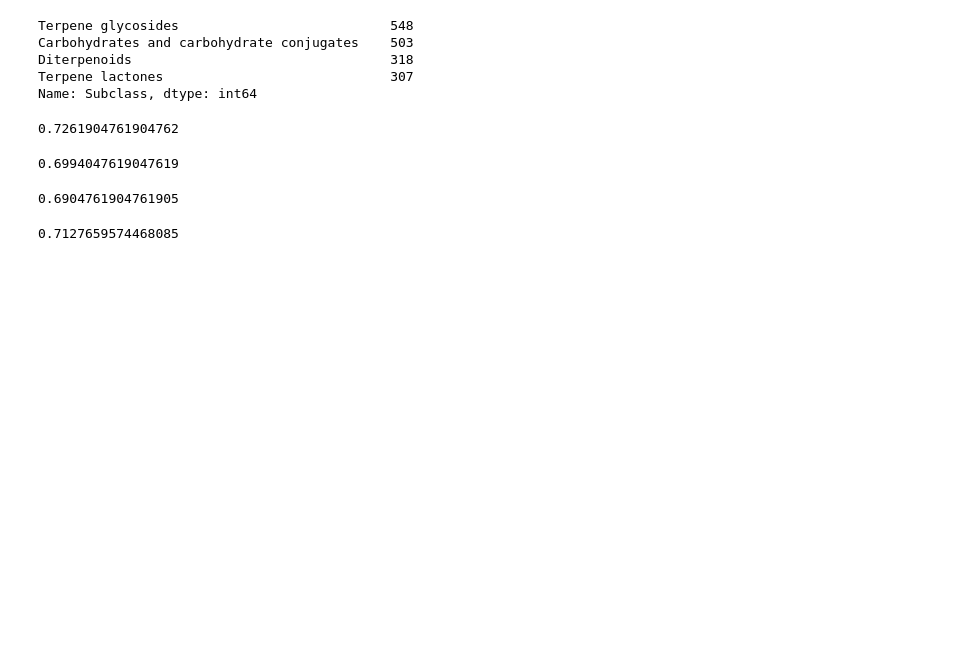
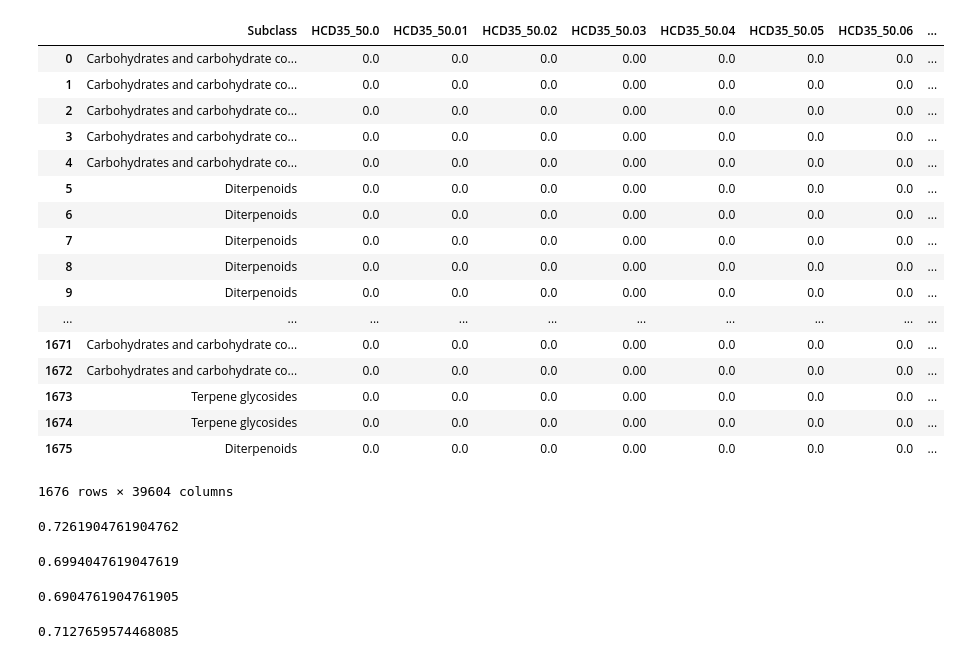
Before and after one commit to tobigithub/ms2class-1, a Jupyter notebook: ipynb/5_Random Forest.ipynb, the cells around one changed output. Saved outputs shown, nothing was run; the diff lists cells and outputs as text; code cells hidden in the pictures; blank space fills up the shorter version.

```diff
--- a/ipynb/5_Random Forest.ipynb
+++ b/ipynb/5_Random Forest.ipynb
@@ -19,13 +19,26 @@ from sklearn import preprocessing
 with open('../data/HCD35_pos.pickle', mode='rb') as fp:
     df = pickle.load(fp)
 # %%
-df.Subclass.value_counts()
+df
 # %% [output]
+|  | Subclass | HCD35_50.0 | HCD35_50.01 | HCD35_50.02 | HCD35_50.03 | HCD35_50.04 | HCD35_50.05 | HCD35_50.06 | ... |
+| 0 | Carbohydrates and carbohydrate co... | 0.0 | 0.0 | 0.0 | 0.00 | 0.0 | 0.0 | 0.0 | ... |
+| 1 | Carbohydrates and carbohydrate co... | 0.0 | 0.0 | 0.0 | 0.00 | 0.0 | 0.0 | 0.0 | ... |
+| 2 | Carbohydrates and carbohydrate co... | 0.0 | 0.0 | 0.0 | 0.00 | 0.0 | 0.0 | 0.0 | ... |
+| 3 | Carbohydrates and carbohydrate co... | 0.0 | 0.0 | 0.0 | 0.00 | 0.0 | 0.0 | 0.0 | ... |
+| 4 | Carbohydrates and carbohydrate co... | 0.0 | 0.0 | 0.0 | 0.00 | 0.0 | 0.0 | 0.0 | ... |
+| 5 | Diterpenoids | 0.0 | 0.0 | 0.0 | 0.00 | 0.0 | 0.0 | 0.0 | ... |
+| 6 | Diterpenoids | 0.0 | 0.0 | 0.0 | 0.00 | 0.0 | 0.0 | 0.0 | ... |
+| 7 | Diterpenoids | 0.0 | 0.0 | 0.0 | 0.00 | 0.0 | 0.0 | 0.0 | ... |
+| 8 | Diterpenoids | 0.0 | 0.0 | 0.0 | 0.00 | 0.0 | 0.0 | 0.0 | ... |
+| 9 | Diterpenoids | 0.0 | 0.0 | 0.0 | 0.00 | 0.0 | 0.0 | 0.0 | ... |
+| ... | ... | ... | ... | ... | ... | ... | ... | ... | ... |
+| 1671 | Carbohydrates and carbohydrate co... | 0.0 | 0.0 | 0.0 | 0.00 | 0.0 | 0.0 | 0.0 | ... |
+| 1672 | Carbohydrates and carbohydrate co... | 0.0 | 0.0 | 0.0 | 0.00 | 0.0 | 0.0 | 0.0 | ... |
+| 1673 | Terpene glycosides | 0.0 | 0.0 | 0.0 | 0.00 | 0.0 | 0.0 | 0.0 | ... |
+| 1674 | Terpene glycosides | 0.0 | 0.0 | 0.0 | 0.00 | 0.0 | 0.0 | 0.0 | ... |
+| 1675 | Diterpenoids | 0.0 | 0.0 | 0.0 | 0.00 | 0.0 | 0.0 | 0.0 | ... |
-Terpene glycosides                           548
-Carbohydrates and carbohydrate conjugates    503
-Diterpenoids                                 318
-Terpene lactones                             307
-Name: Subclass, dtype: int64
+1676 rows × 39604 columns
 # %%
 # divide target and features
 objective = df.Subclass
```
Also changed, not shown: 5 other files.
